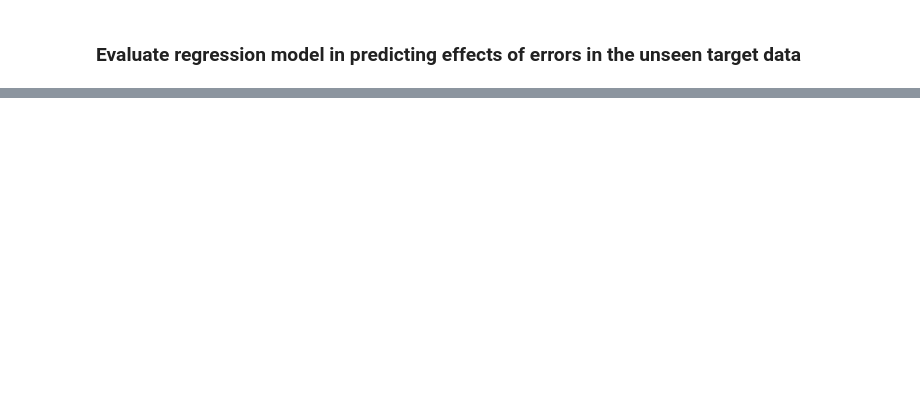
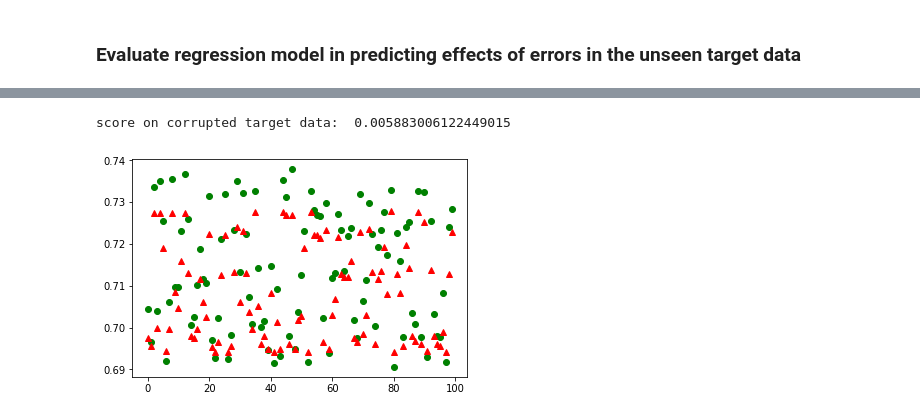
Before and after one commit to sergred/unit-tests-ml-python, a Jupyter notebook: notebooks/minimal-example-cardio.ipynb, the cells around one changed output, grey strips where cells are left out. Saved outputs shown, nothing was run; the diff lists cells and outputs as text; code cells hidden in the pictures; blank space fills up the shorter version.

```diff
--- a/notebooks/minimal-example-cardio.ipynb
+++ b/notebooks/minimal-example-cardio.ipynb
@@ -349,0 +271,24 @@ plt.show()
+# %%
+from sklearn.ensemble import RandomForestRegressor
+
+meta_regressor = Pipeline([
+    ('scaling', StandardScaler()),
+    ('learner', RandomForestRegressor())
+])
+
+meta_regressor.fit(np.array(regressor_X_train), np.array(regressor_y_train).reshape(-1, 1))
+
+regressor_X_target, regressor_y_target = create_dataset_for_regressor(clf, X_target, y_target, 100, mask(X_target))
+# %%
+predicted_target = meta_regressor.predict(regressor_X_target)
+
+score_on_corrupted_target_data = MAE(regressor_y_target, predicted_target)
+
+print("score on corrupted target data: ", score_on_corrupted_target_data)
+
+plt.plot(range(len(regressor_y_target)), regressor_y_target, 'go')
+plt.plot(range(len(predicted_target)), predicted_target, 'r^')
+plt.show()
+# %% [output]
+score on corrupted target data:  0.005883006122449015
+[figure, added]
```
Also changed, not shown: parts of 11 cells of this notebook, 1 other file.
